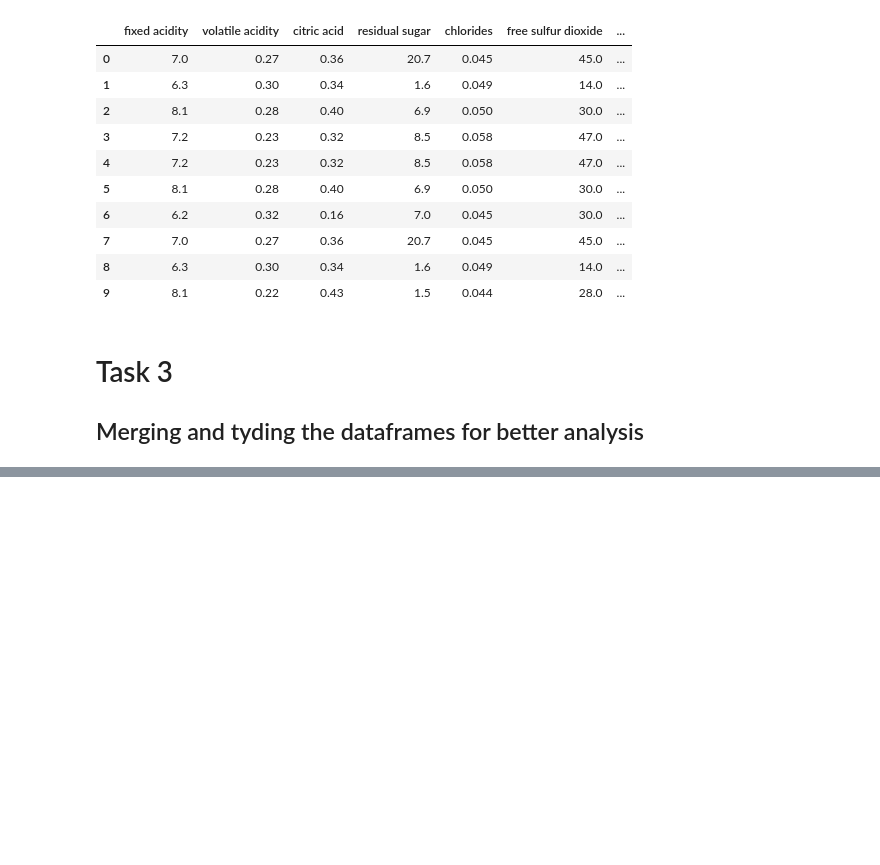
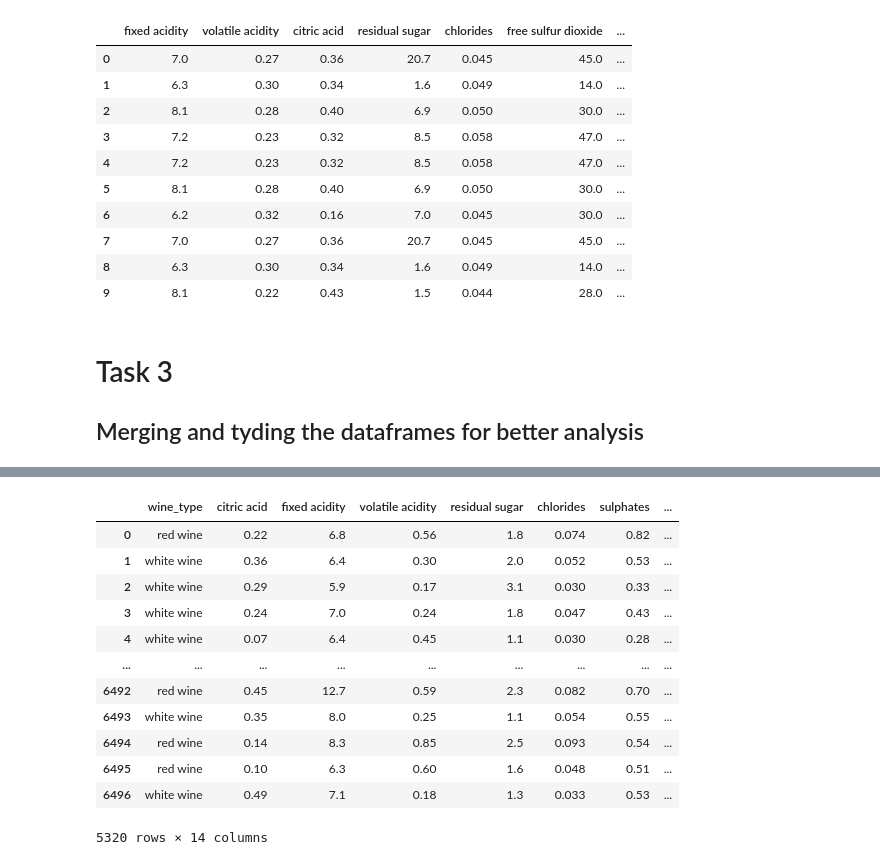
Before and after one commit to data301-2020-winter1/course-project-solo_320, a Jupyter notebook: analysis/Task3datawrangling.ipynb, the cells around one changed output, grey strips where cells are left out. Saved outputs shown, nothing was run; the diff lists cells and outputs as text; code cells hidden in the pictures; blank space fills up the shorter version.

```diff
--- a/analysis/Task3datawrangling.ipynb
+++ b/analysis/Task3datawrangling.ipynb
@@ -162,3 +162,19 @@ def load_and_process(redwine_path, whitewine_path):
     # return the latest dataframe
 
     return allwines
+# %%
+allwines
+# %% [output]
+|  | wine_type | citric acid | fixed acidity | volatile acidity | residual sugar | chlorides | sulphates | ... |
+| 0 | red wine | 0.22 | 6.8 | 0.56 | 1.8 | 0.074 | 0.82 | ... |
+| 1 | white wine | 0.36 | 6.4 | 0.30 | 2.0 | 0.052 | 0.53 | ... |
+| 2 | white wine | 0.29 | 5.9 | 0.17 | 3.1 | 0.030 | 0.33 | ... |
+| 3 | white wine | 0.24 | 7.0 | 0.24 | 1.8 | 0.047 | 0.43 | ... |
+| 4 | white wine | 0.07 | 6.4 | 0.45 | 1.1 | 0.030 | 0.28 | ... |
+| ... | ... | ... | ... | ... | ... | ... | ... | ... |
+| 6492 | red wine | 0.45 | 12.7 | 0.59 | 2.3 | 0.082 | 0.70 | ... |
+| 6493 | white wine | 0.35 | 8.0 | 0.25 | 1.1 | 0.054 | 0.55 | ... |
+| 6494 | red wine | 0.14 | 8.3 | 0.85 | 2.5 | 0.093 | 0.54 | ... |
+| 6495 | red wine | 0.10 | 6.3 | 0.60 | 1.6 | 0.048 | 0.51 | ... |
+| 6496 | white wine | 0.49 | 7.1 | 0.18 | 1.3 | 0.033 | 0.53 | ... |
+5320 rows × 14 columns
```
Also changed, not shown: parts of 4 cells of this notebook, 9 other files.
